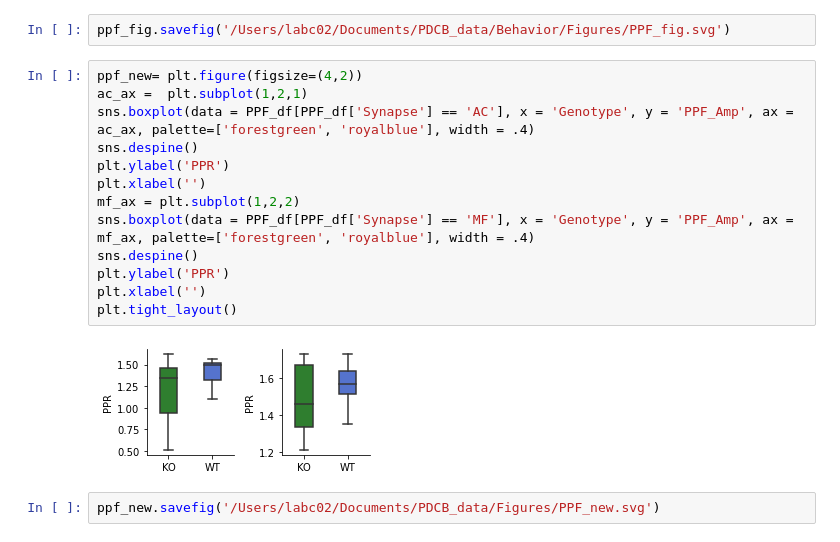
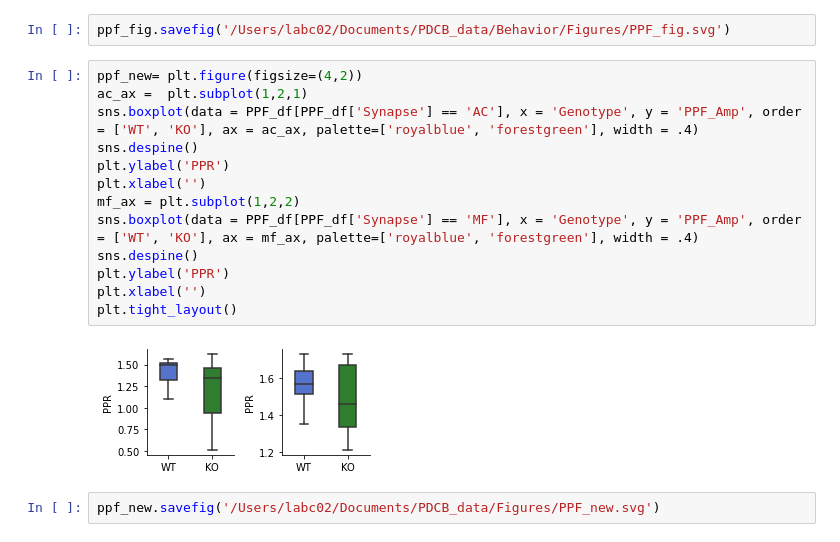
Before and after one commit to FMendezSlc/NeuroPy, a Jupyter notebook: fEPSP_analysis.ipynb, the cells around one changed output. Cells and saved outputs as stored; diff of their text form.

```diff
--- a/fEPSP_analysis.ipynb
+++ b/fEPSP_analysis.ipynb
@@ -303,18 +300,18 @@ ppf_fig.savefig('/Users/labc02/Documents/PDCB_data/Behavior/Figures/PPF_fig.svg'
 # %%
 ppf_new= plt.figure(figsize=(4,2))
 ac_ax =  plt.subplot(1,2,1)
-sns.boxplot(data = PPF_df[PPF_df['Synapse'] == 'AC'], x = 'Genotype', y = 'PPF_Amp', ax = ac_ax, palette=['forestgreen', 'royalblue'], width = .4)
+sns.boxplot(data = PPF_df[PPF_df['Synapse'] == 'AC'], x = 'Genotype', y = 'PPF_Amp', order = ['WT', 'KO'], ax = ac_ax, palette=['royalblue', 'forestgreen'], width = .4)
 sns.despine()
 plt.ylabel('PPR')
 plt.xlabel('')
 mf_ax = plt.subplot(1,2,2)
-sns.boxplot(data = PPF_df[PPF_df['Synapse'] == 'MF'], x = 'Genotype', y = 'PPF_Amp', ax = mf_ax, palette=['forestgreen', 'royalblue'], width = .4)
+sns.boxplot(data = PPF_df[PPF_df['Synapse'] == 'MF'], x = 'Genotype', y = 'PPF_Amp', order = ['WT', 'KO'], ax = mf_ax, palette=['royalblue', 'forestgreen'], width = .4)
 sns.despine()
 plt.ylabel('PPR')
 plt.xlabel('')
 plt.tight_layout()
 # %% [output]
-[figure, old version]
+[figure, new version]
 # %%
 ppf_new.savefig('/Users/labc02/Documents/PDCB_data/Figures/PPF_new.svg')
 # %%
```
Also changed, not shown: parts of 4 cells of this notebook, 1 other file.
